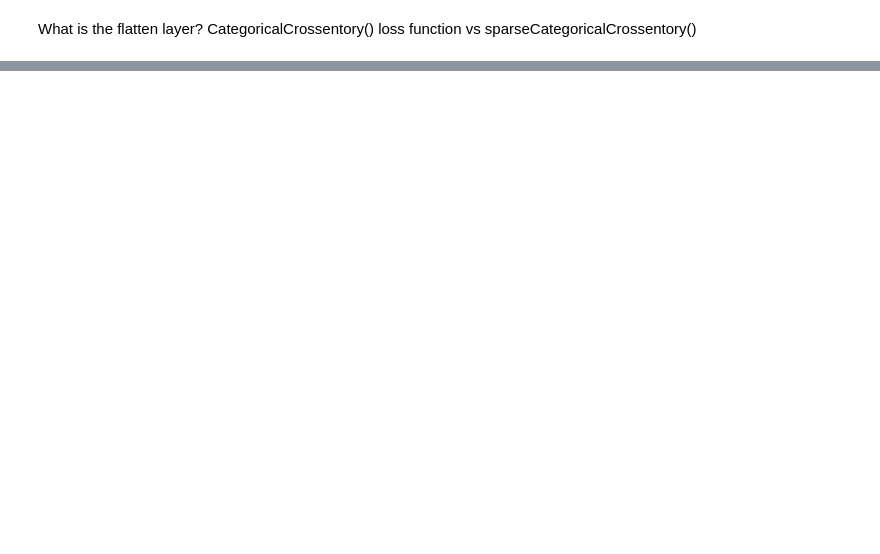
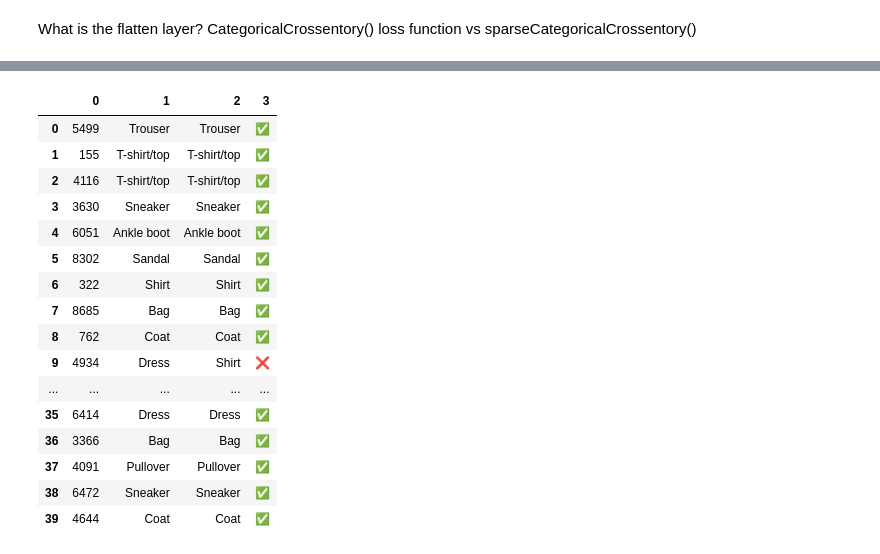
Before and after one commit to Sayantan615/Practice-Code, a Jupyter notebook: Tensorflow Labs/tensorflow_classification.ipynb, the cells around one changed output, grey strips where cells are left out. Cells and saved outputs as stored; diff of their text form; code cells hidden in the pictures; blank space fills up the shorter version.

```diff
--- a/Tensorflow Labs/tensorflow_classification.ipynb
+++ b/Tensorflow Labs/tensorflow_classification.ipynb
@@ -711,0 +832,16 @@ model_1.evaluate(test_data, test_lables)
+# %%
+# Model 4 with ideal learning rate
+
+model_4 = tf.keras.Sequential([
+    tf.keras.layers.Input(shape=(28, 28)),
+    tf.keras.layers.Flatten(),
+    tf.keras.layers.Dense(4, activation="relu"),
+    tf.keras.layers.Dense(4, activation="relu"),
+    tf.keras.layers.Dense(10, activation="softmax")
+])
+
+model_4.compile(loss=tf.keras.losses.SparseCategoricalCrossentropy(),
+                optimizer=tf.keras.optimizers.Adam(learning_rate=0.001),
+                metrics=["accuracy"])
+
+model_4.fit(train_data, train_lables, epochs=10, validation_data=(test_data, test_lables))
@@ -711,0 +870,3 @@ model_1.evaluate(test_data, test_lables)
+# %%
+preds4 = model_4.predict(test_data)
+model_4.evaluate(test_data, test_lables)
@@ -711,0 +929,48 @@ model_1.evaluate(test_data, test_lables)
+# %%
+# Check Random Images from test data to predicting there type
+
+def plot_random_image():
+  import random
+  index_of_choice = random.randint(0, len(test_data))
+  plt.imshow(test_data[index_of_choice])
+  plt.title(class_names[test_lables[index_of_choice]])
+  plt.axis("off")
+
+  # Print the predicted values of the test
+  predicted_choice = tf.argmax(tf.round(preds4[index_of_choice]))
+  print(f"Predicted Values: {class_names[predicted_choice]}")
+
+
+examples = []
+for i in range(40):
+  import random
+  index_of_choice = random.randint(0, len(test_data))
+  true_choice = class_names[test_lables[index_of_choice]]
+  predicted_choice = tf.argmax(tf.round(preds4[index_of_choice]))
+  predicted_choice = class_names[predicted_choice]
+  flag = "❌"
+  if true_choice == predicted_choice:
+    flag = "✅"
+  examples.append([index_of_choice, true_choice, predicted_choice, flag])
+
+import pandas as pd
+df = pd.DataFrame(examples)
+df
+# %% [output]
+|  | 0 | 1 | 2 | 3 |
+| 0 | 5499 | Trouser | Trouser | ✅ |
+| 1 | 155 | T-shirt/top | T-shirt/top | ✅ |
+| 2 | 4116 | T-shirt/top | T-shirt/top | ✅ |
+| 3 | 3630 | Sneaker | Sneaker | ✅ |
+| 4 | 6051 | Ankle boot | Ankle boot | ✅ |
+| 5 | 8302 | Sandal | Sandal | ✅ |
+| 6 | 322 | Shirt | Shirt | ✅ |
+| 7 | 8685 | Bag | Bag | ✅ |
+| 8 | 762 | Coat | Coat | ✅ |
+| 9 | 4934 | Dress | Shirt | ❌ |
+| ... | ... | ... | ... | ... |
+| 35 | 6414 | Dress | Dress | ✅ |
+| 36 | 3366 | Bag | Bag | ✅ |
+| 37 | 4091 | Pullover | Pullover | ✅ |
+| 38 | 6472 | Sneaker | Sneaker | ✅ |
+| 39 | 4644 | Coat | Coat | ✅ |
```
Also changed, not shown: parts of 38 cells of this notebook.
